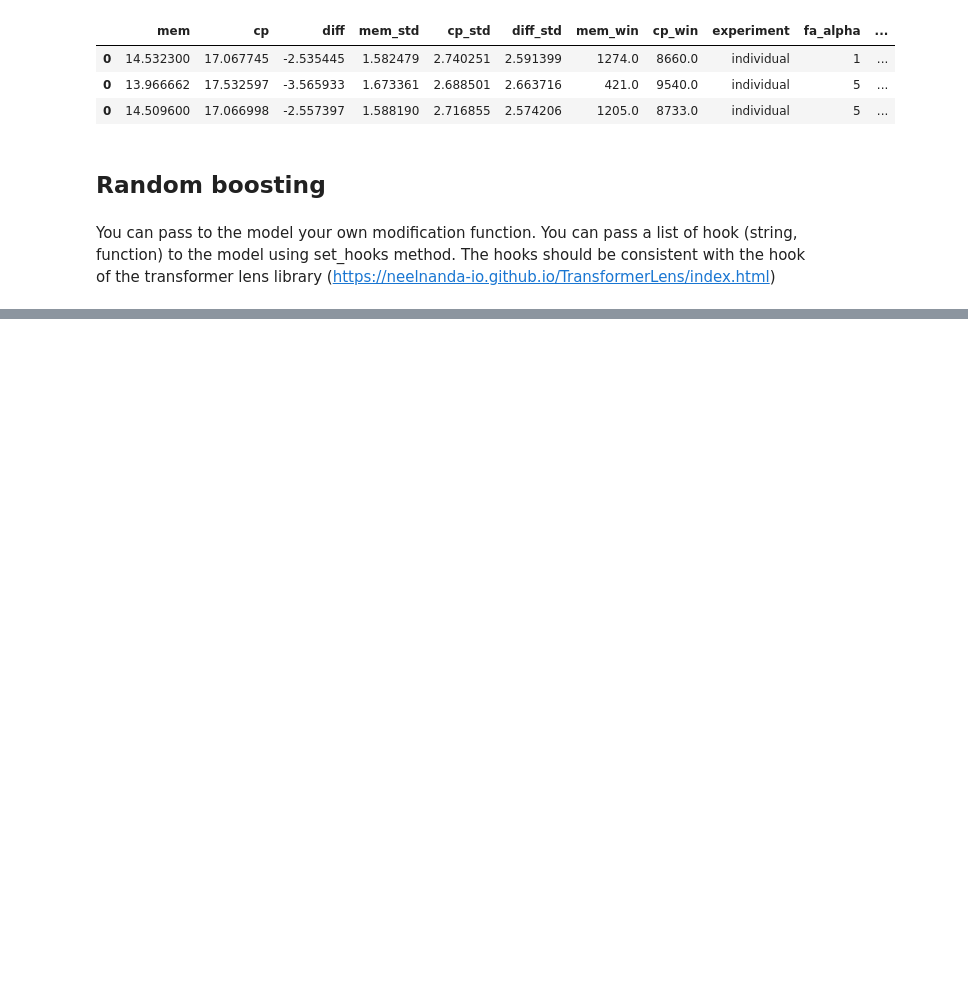
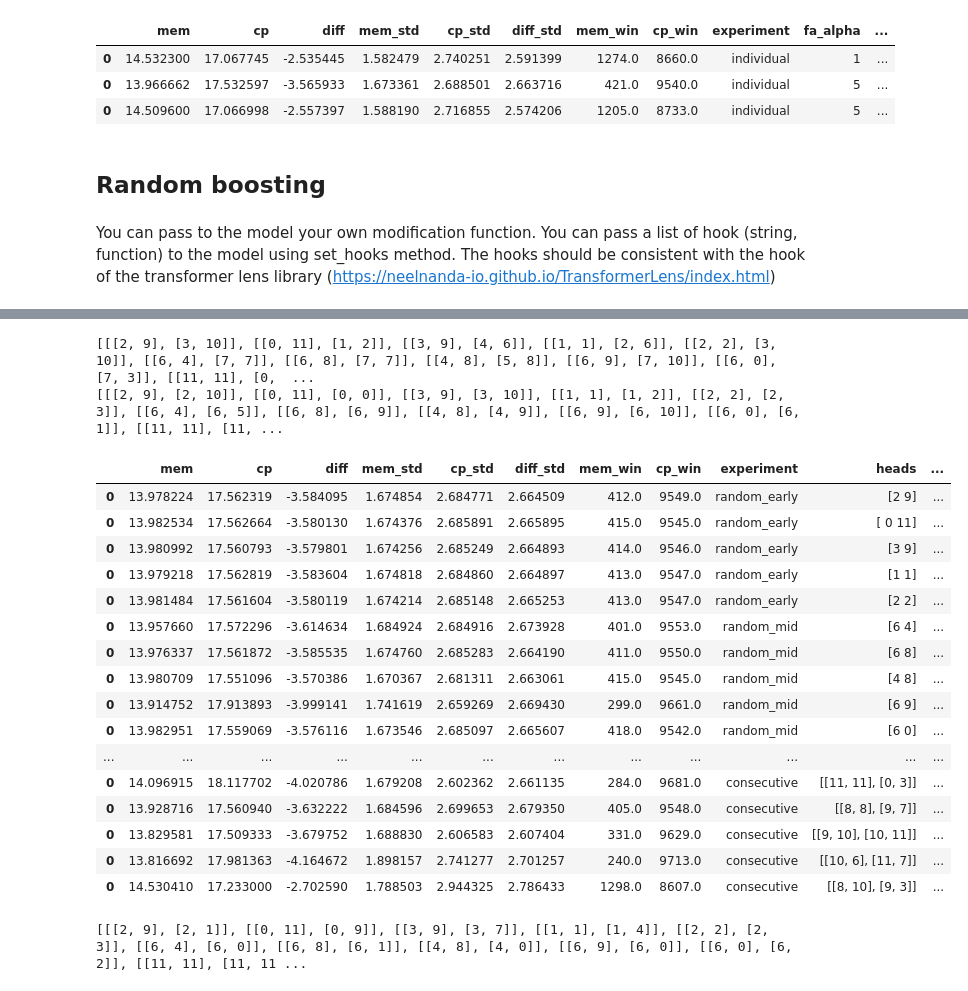
Before and after one commit to LCPerotti/FACT-AI-Assignment, a Jupyter notebook: original_paper_code/notebooks/attention_modifcation.ipynb, the cells around one changed output, grey strips where cells are left out. Cells and saved outputs as stored; diff of their text form; code cells hidden in the pictures; blank space fills up the shorter version.

Commit message:
modif random heads

```diff
--- a/original_paper_code/notebooks/attention_modifcation.ipynb
+++ b/original_paper_code/notebooks/attention_modifcation.ipynb
@@ -176,3 +174,8 @@ for bost in best_boost:
         combined_result.append(cur_df)
 
 combined_result = pd.concat(combined_result)
+# %%
+ablator.set_heads(heads=[(10, 7), (11, 10)], value=5, position='all')
+ablator.set_heads(heads=[(7, 10), (9, 9), (9, 6), (10, 0)], value=0, position='all', reset=False)
+cur_df = ablator.run()
+cur_df
@@ -232,31 +238,41 @@ individual_data
 You can pass to the model your own modification function. You can pass a list of hook (string, function) to the model using set_hooks method. The hooks should be consistent with the hook of the transformer lens library (https://neelnanda-io.github.io/TransformerLens/index.html)
 # %%
 import numpy as np
-np.random.seed(34)
-random_early_heads = np.random.choice(range(5), (10, 2))
+np.random.seed(147)
+random_early_heads = np.stack([np.random.choice(range(4), 5), np.random.choice(range(12), 5)]).T
 
-random_late_heads = np.random.choice(range(8, 13), (10, 2))
+random_middle_heads = np.stack([np.random.choice(range(4, 8), 5), np.random.choice(range(12), 5)]).T
+
+random_late_heads = np.stack([np.random.choice(range(8, 12), 5), np.random.choice(range(12), 5)]).T
 
 
 print(random_early_heads)
+print(random_middle_heads)
 print(random_late_heads)
 
 random = []
 for head in random_early_heads:
     ablator.set_heads(heads=[head], value=5, position="attribute") #fact
     df = ablator.run()
-    df["experiment"] = "random"
+    df["experiment"] = "random_early"
+    df["heads"] = str(head)
+    random.append(df)
+
+for head in random_middle_heads:
+    ablator.set_heads(heads=[head], value=5, position="attribute") #fact
+    df = ablator.run()
+    df["experiment"] = "random_mid"
     df["heads"] = str(head)
     random.append(df)
 
 for head in random_late_heads:
     ablator.set_heads(heads=[head], value=5, position="attribute") #fact
     df = ablator.run()
-    df["experiment"] = "random"
+    df["experiment"] = "random_late"
     df["heads"] = str(head)
     random.append(df)
 
 random_data = pd.concat(random)
 random_data["fa_alpha"] = 5
-random_data["cofa_alpha"] = 0
+random_data["cofa_alpha"] = 1
 # %% [output]
@@ -283,0 +313,41 @@ TypeError: HookedTransformer.forward() got an unexpected keyword argument 'rutur
+# %%
+consecutive = [[[l, h],[(l+1)%12, np.random.choice(range(12))]] for l, h in np.vstack([random_early_heads,random_middle_heads,random_late_heads])]
+print(consecutive)
+# %% [output]
+[[[2, 9], [3, 10]], [[0, 11], [1, 2]], [[3, 9], [4, 6]], [[1, 1], [2, 6]], [[2, 2], [3, 10]], [[6, 4], [7, 7]], [[6, 8], [7, 7]], [[4, 8], [5, 8]], [[6, 9], [7, 10]], [[6, 0], [7, 3]], [[11, 11], [0,  ...
+[[[2, 9], [2, 10]], [[0, 11], [0, 0]], [[3, 9], [3, 10]], [[1, 1], [1, 2]], [[2, 2], [2, 3]], [[6, 4], [6, 5]], [[6, 8], [6, 9]], [[4, 8], [4, 9]], [[6, 9], [6, 10]], [[6, 0], [6, 1]], [[11, 11], [11, ...
+# %%
+for heads in consecutive:
+    ablator.set_heads(heads=heads, value=5, position="attribute") #fact
+    df = ablator.run()
+    df["experiment"] = "consecutive"
+    df["heads"] = str(heads)
+    random.append(df)
+# %%
+random_data = pd.concat(random)
+random_data["fa_alpha"] = 5
+random_data["cofa_alpha"] = 1
+random_data
+# %% [output]
+|  | mem | cp | diff | mem_std | cp_std | diff_std | mem_win | cp_win | experiment | heads | ... |
+| 0 | 13.978224 | 17.562319 | -3.584095 | 1.674854 | 2.684771 | 2.664509 | 412.0 | 9549.0 | random_early | [2 9] | ... |
+| 0 | 13.982534 | 17.562664 | -3.580130 | 1.674376 | 2.685891 | 2.665895 | 415.0 | 9545.0 | random_early | [ 0 11] | ... |
+| 0 | 13.980992 | 17.560793 | -3.579801 | 1.674256 | 2.685249 | 2.664893 | 414.0 | 9546.0 | random_early | [3 9] | ... |
+| 0 | 13.979218 | 17.562819 | -3.583604 | 1.674818 | 2.684860 | 2.664897 | 413.0 | 9547.0 | random_early | [1 1] | ... |
+| 0 | 13.981484 | 17.561604 | -3.580119 | 1.674214 | 2.685148 | 2.665253 | 413.0 | 9547.0 | random_early | [2 2] | ... |
+| 0 | 13.957660 | 17.572296 | -3.614634 | 1.684924 | 2.684916 | 2.673928 | 401.0 | 9553.0 | random_mid | [6 4] | ... |
+| 0 | 13.976337 | 17.561872 | -3.585535 | 1.674760 | 2.685283 | 2.664190 | 411.0 | 9550.0 | random_mid | [6 8] | ... |
+| 0 | 13.980709 | 17.551096 | -3.570386 | 1.670367 | 2.681311 | 2.663061 | 415.0 | 9545.0 | random_mid | [4 8] | ... |
+| 0 | 13.914752 | 17.913893 | -3.999141 | 1.741619 | 2.659269 | 2.669430 | 299.0 | 9661.0 | random_mid | [6 9] | ... |
+| 0 | 13.982951 | 17.559069 | -3.576116 | 1.673546 | 2.685097 | 2.665607 | 418.0 | 9542.0 | random_mid | [6 0] | ... |
+| ... | ... | ... | ... | ... | ... | ... | ... | ... | ... | ... | ... |
+| 0 | 14.096915 | 18.117702 | -4.020786 | 1.679208 | 2.602362 | 2.661135 | 284.0 | 9681.0 | consecutive | [[11, 11], [0, 3]] | ... |
+| 0 | 13.928716 | 17.560940 | -3.632222 | 1.684596 | 2.699653 | 2.679350 | 405.0 | 9548.0 | consecutive | [[8, 8], [9, 7]] | ... |
+| 0 | 13.829581 | 17.509333 | -3.679752 | 1.688830 | 2.606583 | 2.607404 | 331.0 | 9629.0 | consecutive | [[9, 10], [10, 11]] | ... |
+| 0 | 13.816692 | 17.981363 | -4.164672 | 1.898157 | 2.741277 | 2.701257 | 240.0 | 9713.0 | consecutive | [[10, 6], [11, 7]] | ... |
+| 0 | 14.530410 | 17.233000 | -2.702590 | 1.788503 | 2.944325 | 2.786433 | 1298.0 | 8607.0 | consecutive | [[8, 10], [9, 3]] | ... |
+# %%
+same_layer = [[[l, h] , [l, np.random.choice(range(12))]] for l, h in np.vstack([random_early_heads,random_middle_heads,random_late_heads])]
+print(same_layer)
+# %% [output]
+[[[2, 9], [2, 1]], [[0, 11], [0, 9]], [[3, 9], [3, 7]], [[1, 1], [1, 4]], [[2, 2], [2, 3]], [[6, 4], [6, 0]], [[6, 8], [6, 1]], [[4, 8], [4, 0]], [[6, 9], [6, 0]], [[6, 0], [6, 2]], [[11, 11], [11, 11 ...
```
Also changed, not shown: parts of 15 cells of this notebook, 3 other files.
